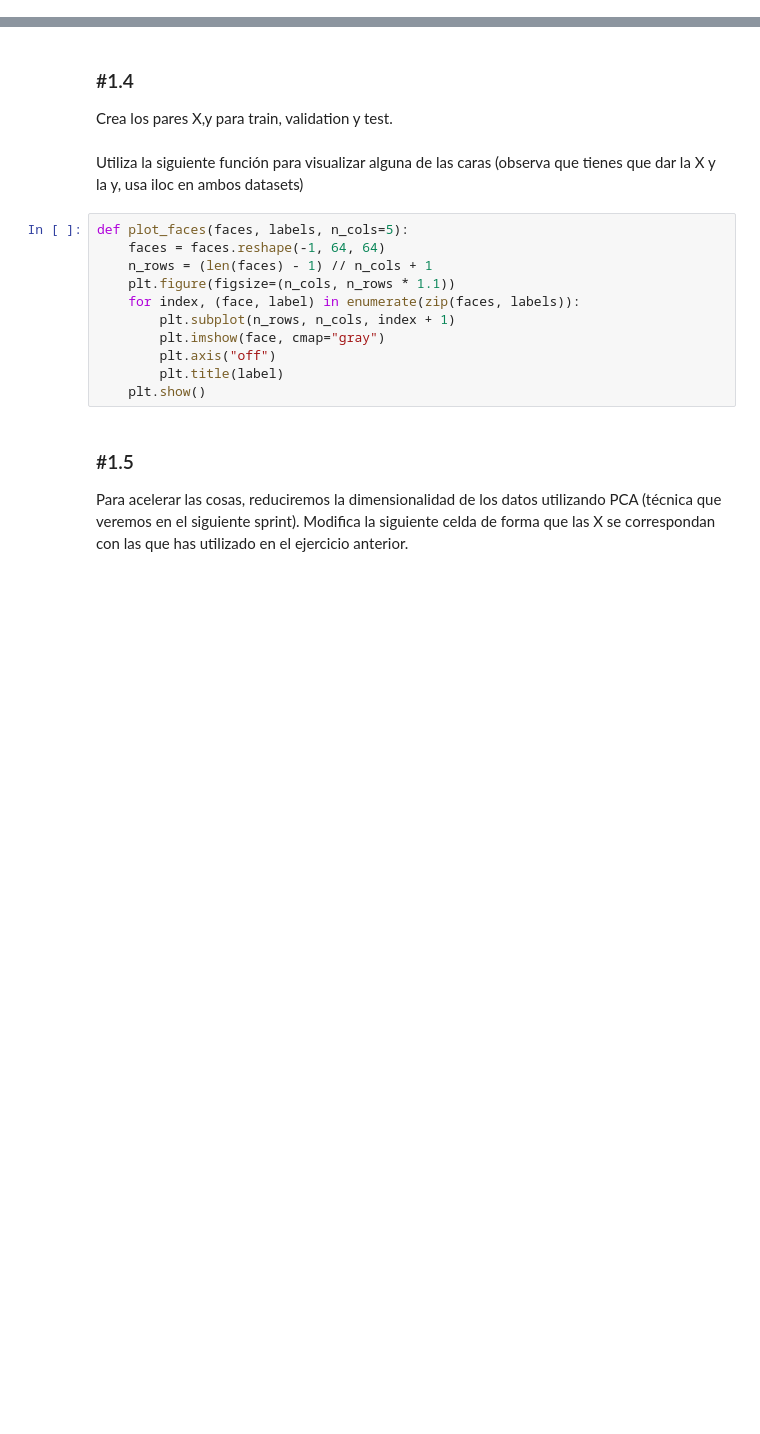
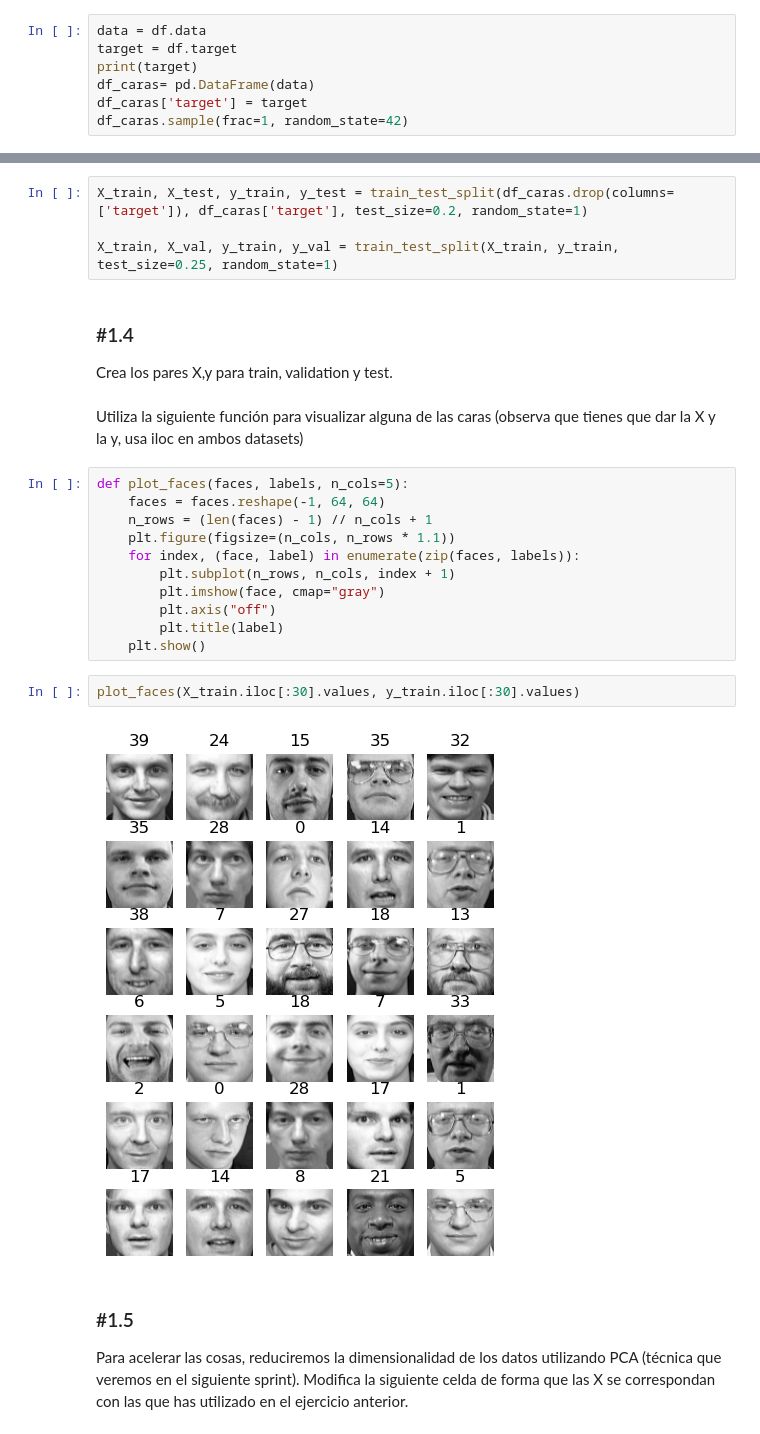
Before and after one commit to UnaiSalas/ONLINE_DS_THEBRIDGE_UNAI_SALAS, a Jupyter notebook: 04_Machine_Learning/Sprint_15/Unidad_01/Practica_Obligatoria/18_Practica_Obligatoria_Clustering_I.ipynb, the cells around one changed output, grey strips where cells are left out. Drawn from its saved outputs; the diff is of its cells as text; blank space fills up the shorter version.

```diff
--- a/04_Machine_Learning/Sprint_15/Unidad_01/Practica_Obligatoria/18_Practica_Obligatoria_Clustering_I.ipynb
+++ b/04_Machine_Learning/Sprint_15/Unidad_01/Practica_Obligatoria/18_Practica_Obligatoria_Clustering_I.ipynb
@@ -98,3 +100,10 @@ print(df['target'])
  33 33 33 33 34 34 34 34 34 34 34 34 34 34 35 35 35 35 35 35 35 35 35 35
  36 36 36 36 36 36 36 36 36 36 37 37 37 37 37 37 37 37 37 37 38 38 38 38
  38 38 38 38 38 38 39 39 39 39 39 39 39 39 39 39]
+# %%
+data = df.data
+target = df.target
+print(target)
+df_caras= pd.DataFrame(data)
+df_caras['target'] = target
+df_caras.sample(frac=1, random_state=42)
@@ -106,6 +146,10 @@ Vamos a dividir en train y test, pero OJO RECUERDA QUE EN LOS PROBLEMAS NO SUPER
 Por tanto, divídelo en un conjunto de entrenamiento, un conjunto de validación y un conjunto de pruebas (80-10-10). Dado que el conjunto de datos es bastante pequeño, emplea un muestreo estratificado para asegurarse de que haya el mismo número de imágenes por persona en cada conjunto (estratificando por la columna que contenga el target)
 
 NOTA: No hemos hecho hasta ahora la separación en tres sets, investiga por tu cuenta o bien haz primero un split 90-10 y luego otro split 89-11 sobre el de 80 (para que de los números aproximados), por ejemplo.
+# %%
+X_train, X_test, y_train, y_test = train_test_split(df_caras.drop(columns=['target']), df_caras['target'], test_size=0.2, random_state=1)
+
+X_train, X_val, y_train, y_val = train_test_split(X_train, y_train, test_size=0.25, random_state=1)
 # %% [markdown]
 ### #1.4
 
@@ -123,6 +167,10 @@ def plot_faces(faces, labels, n_cols=5):
         plt.axis("off")
         plt.title(label)
     plt.show()
+# %%
+plot_faces(X_train.iloc[:30].values, y_train.iloc[:30].values)
+# %% [output]
+[figure, added]
 # %% [markdown]
 ### #1.5
 
```
Also changed, not shown: parts of 9 cells of this notebook.
